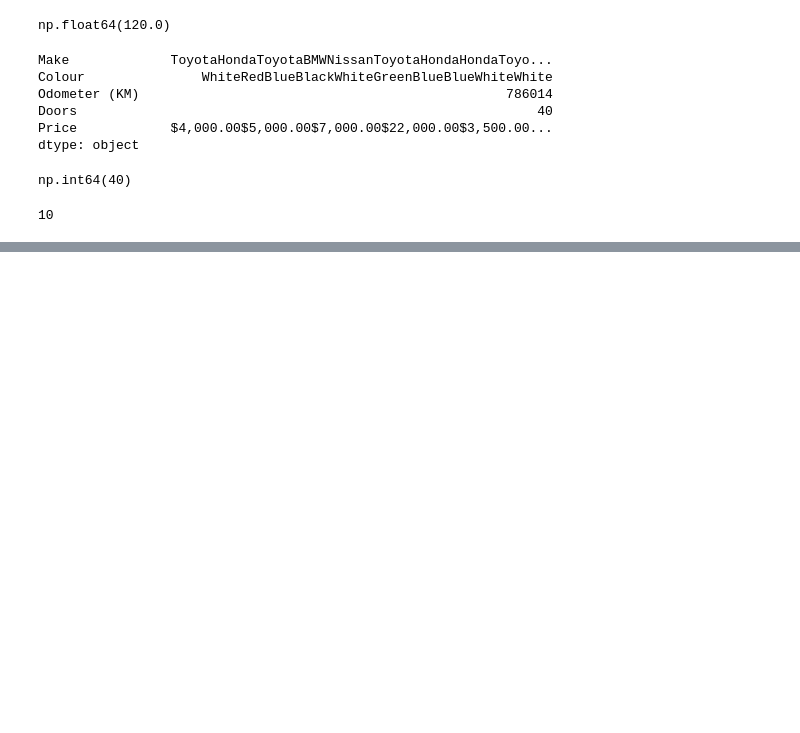
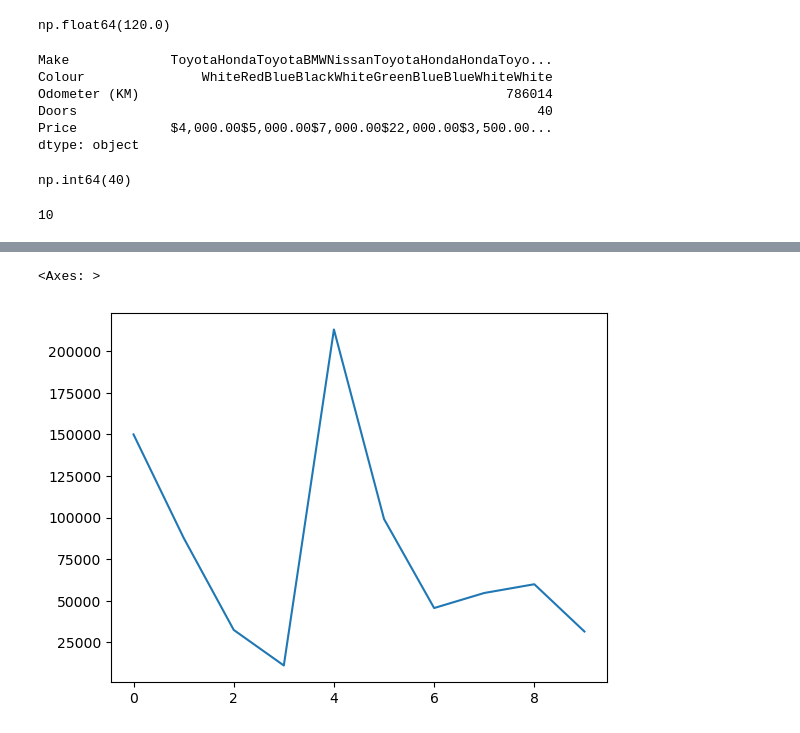
Before and after one commit to SaiPh3r/intro-ml, a Jupyter notebook: intro-pandas.ipynb, the cells around one changed output, grey strips where cells are left out. Saved outputs shown, nothing was run; the diff lists cells and outputs as text; code cells hidden in the pictures; blank space fills up the shorter version.

Commit message:
selecting and viewing data

```diff
--- a/intro-pandas.ipynb
+++ b/intro-pandas.ipynb
@@ -152,0 +317,5 @@ len(exported)
+# %%
+carsales_data["Odometer (KM)"].plot()
+# %% [output]
+<Axes: >
+[figure, added]
```
Also changed, not shown: parts of 24 cells of this notebook.
